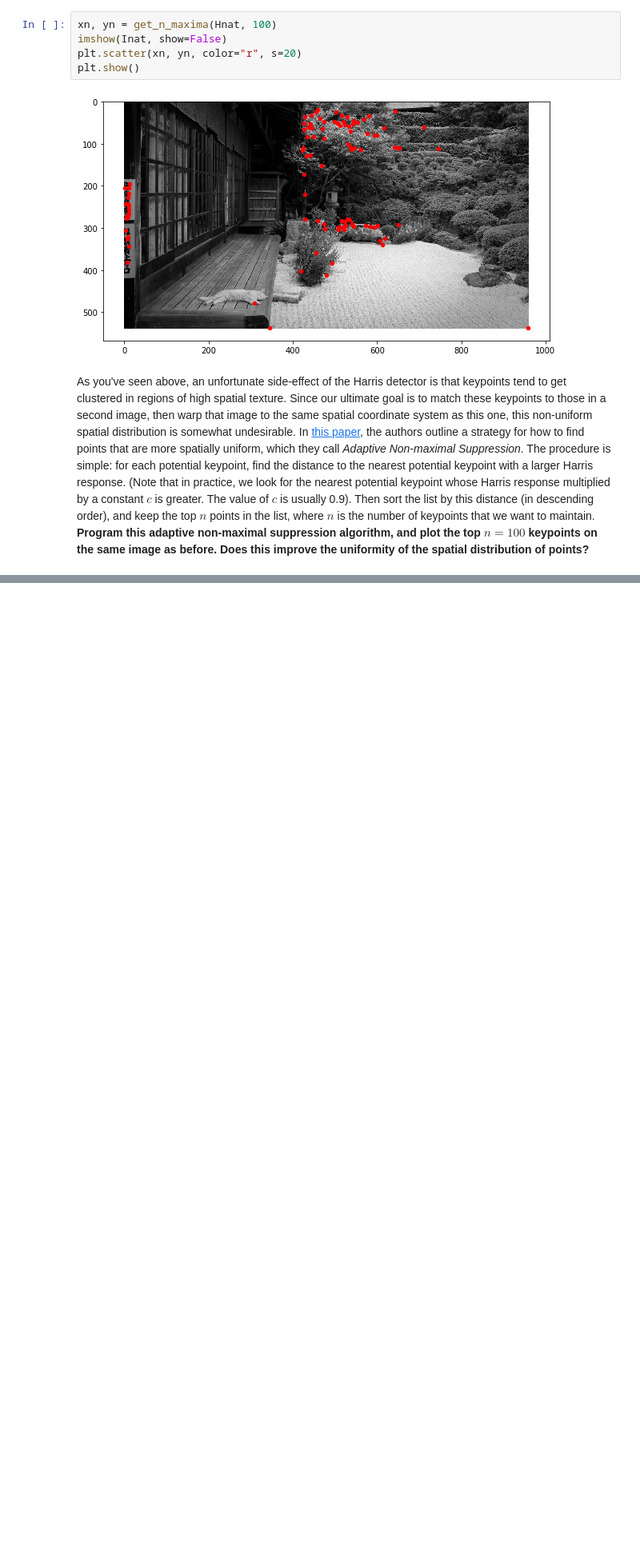
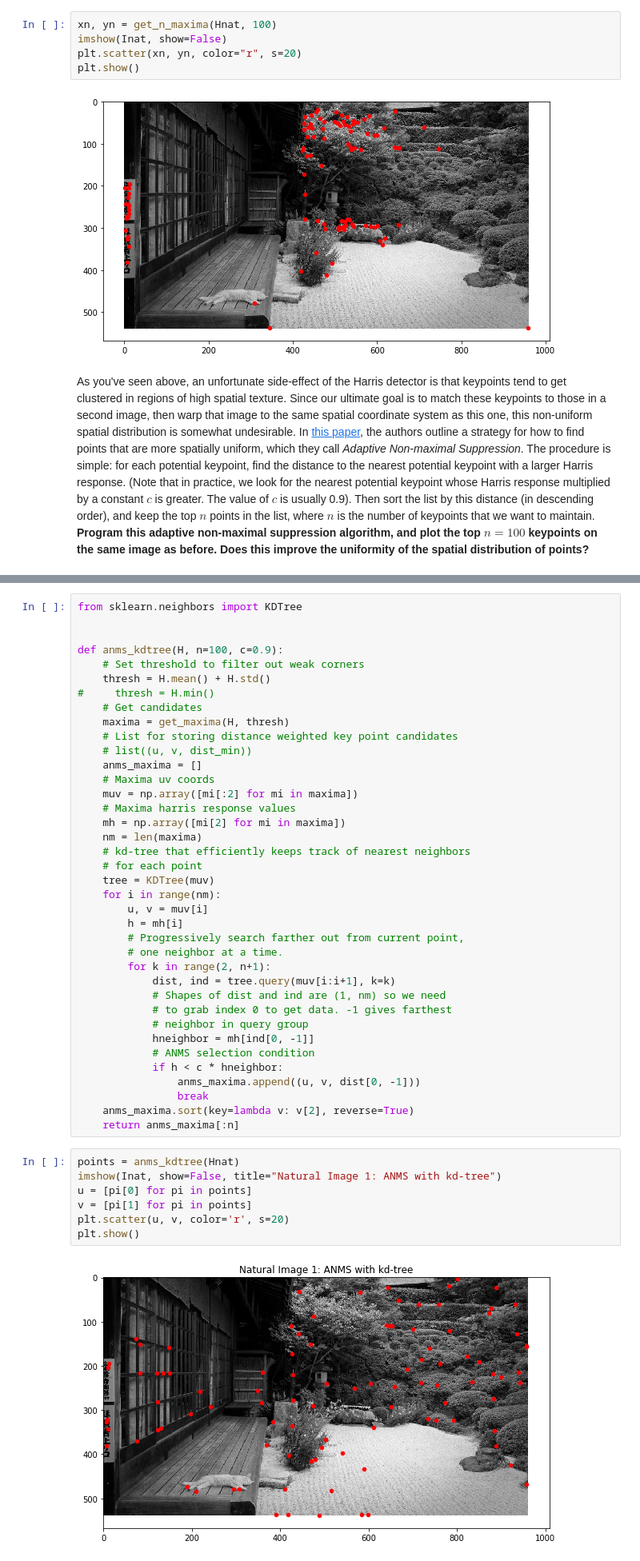
Before and after one commit to fbunt/190206_keypoint_detection, a Jupyter notebook: harris_corners.ipynb, the cells around one changed output, grey strips where cells are left out. Shown at 80% size. Drawn from its saved outputs; the diff is of its cells as text; blank space fills up the shorter version.

Commit message:
Add kd-tree implementation of ANMS

```diff
--- a/harris_corners.ipynb
+++ b/harris_corners.ipynb
@@ -291 +293,48 @@ plt.show()
 [figure]
+# %%
+from sklearn.neighbors import KDTree
+
+
+def anms_kdtree(H, n=100, c=0.9):
+    # Set threshold to filter out weak corners
+    thresh = H.mean() + H.std()
+#     thresh = H.min()
+    # Get candidates
+    maxima = get_maxima(H, thresh)
+    # List for storing distance weighted key point candidates
+    # list((u, v, dist_min))
+    anms_maxima = []
+    # Maxima uv coords
+    muv = np.array([mi[:2] for mi in maxima])
+    # Maxima harris response values
+    mh = np.array([mi[2] for mi in maxima])
+    nm = len(maxima)
+    # kd-tree that efficiently keeps track of nearest neighbors
+    # for each point
+    tree = KDTree(muv)
+    for i in range(nm):
+        u, v = muv[i]
+        h = mh[i]
+        # Progressively search farther out from current point,
+        # one neighbor at a time.
+        for k in range(2, n+1):
+            dist, ind = tree.query(muv[i:i+1], k=k)
+            # Shapes of dist and ind are (1, nm) so we need
+            # to grab index 0 to get data. -1 gives farthest
+            # neighbor in query group
+            hneighbor = mh[ind[0, -1]]
+            # ANMS selection condition
+            if h < c * hneighbor:
+                anms_maxima.append((u, v, dist[0, -1]))
+                break
+    anms_maxima.sort(key=lambda v: v[2], reverse=True)
+    return anms_maxima[:n]
+# %%
+points = anms_kdtree(Hnat)
+imshow(Inat, show=False, title="Natural Image 1: ANMS with kd-tree")
+u = [pi[0] for pi in points]
+v = [pi[1] for pi in points]
+plt.scatter(u, v, color='r', s=20)
+plt.show()
+# %% [output]
+[figure, added]
```
Also changed, not shown: parts of 5 cells of this notebook.
